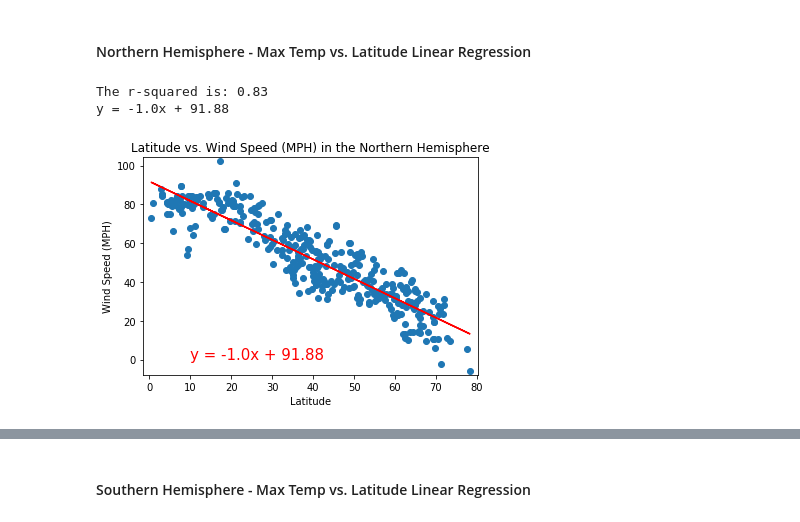
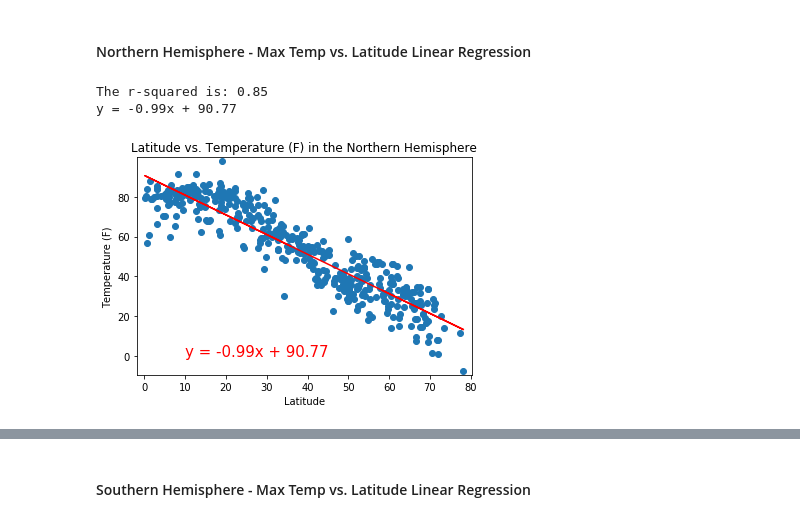
Before and after one commit to JeremyBrent/API_Challenge, a Jupyter notebook: Code/WeatherPy.ipynb, the cells around one changed output, grey strips where cells are left out. Drawn from its saved outputs; the diff is of its cells as text; code cells hidden in the pictures.

```diff
--- a/Code/WeatherPy.ipynb
+++ b/Code/WeatherPy.ipynb
@@ -68,7 +60,7 @@ units = "imperial"
 query_url = f"{url}appid={weather_api_key}&units={units}&q="
 # %%
 # Get latitude and temperature for cities
-cities = cities[0:601]
+cities = cities[0:len(cities)]
 
 #set up lists to hold reponse info
 #we need more data than latitude and temp for the hw
@@ -109,7 +101,4 @@ for city in cities:
         counter = 0
         set_list += 1
         print(f'The program paused for {t} seconds')
-
-# # print(f"The latitude information received is: {lat}")
-# # print(f"The temperature information received is: {temp}")
 # %% [output]
@@ -269,8 +265,8 @@ def linearregression(x_values,y_values,x_label,y_label,x_annotate,y_annotate):
 # %% [markdown]
 ####  Northern Hemisphere - Max Temp vs. Latitude Linear Regression
 # %%
-linearregression(Northern_city_lat,Northern_city_temp,"Latitude","Wind Speed (MPH)",10,0)
+linearregression(Northern_city_lat,Northern_city_temp,"Latitude","Temperature (F)",10,0)
 # %% [output]
-The r-squared is: 0.83
-y = -1.0x + 91.88
+The r-squared is: 0.85
+y = -0.99x + 90.77
-[figure, old version]
+[figure, new version]
```
Also changed, not shown: parts of 44 cells of this notebook, 6 other files.
